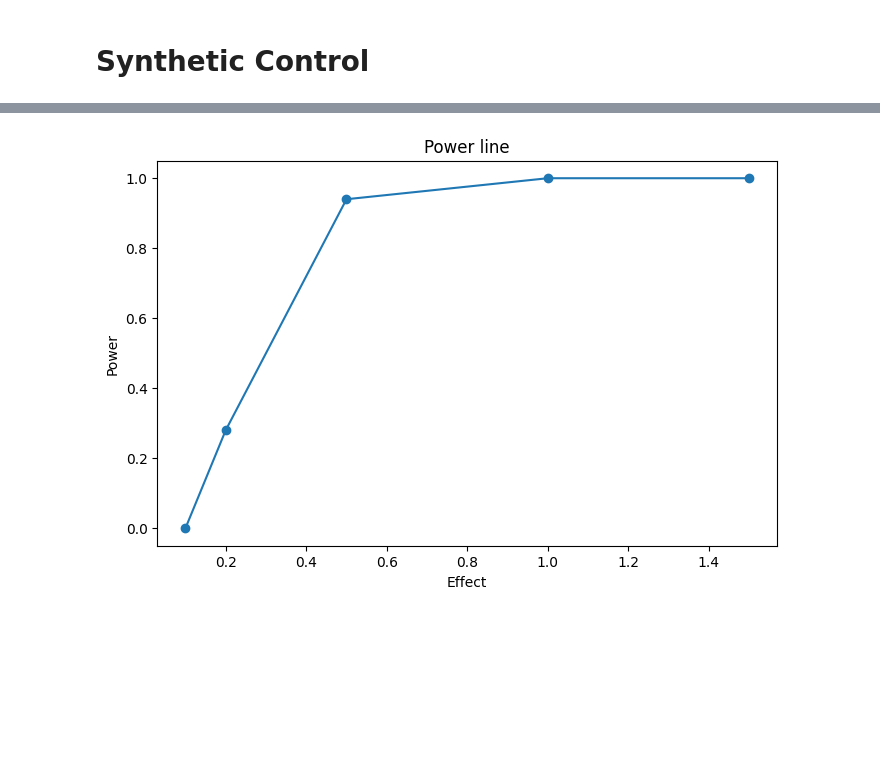
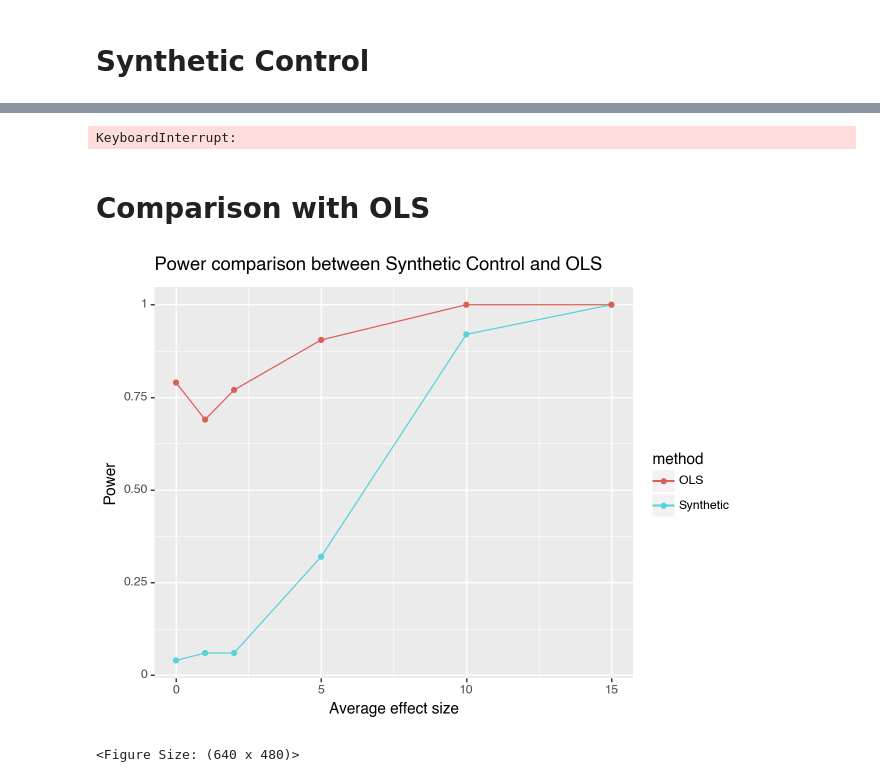
Before and after one commit to david26694/cluster-experiments, a Jupyter notebook: docs/synthetic_control.ipynb, the cells around one changed output, grey strips where cells are left out. Saved outputs shown, nothing was run; the diff lists cells and outputs as text; code cells hidden in the pictures; blank space fills up the shorter version.

Commit message:
feat: jupyter nb with comparison

```diff
--- a/docs/synthetic_control.ipynb
+++ b/docs/synthetic_control.ipynb
@@ -34,34 +50,57 @@ def generate_data(N, start_date, end_date):
 # %%
-df = generate_data(10, "2022-01-01", "2022-01-30")
-
 sw = FixedSizeClusteredSplitter(n_treatment_clusters=1, cluster_cols=["user"])
 
 perturbator = ConstantPerturbator(
-    average_effect=0.1,
+    average_effect=0,
 )
 
 analysis = SyntheticControlAnalysis(
-    cluster_cols=["user"], time_col="date", intervention_date="2022-01-15"
+    cluster_cols=["user"], time_col="date", intervention_date=intervention_date
 )
 
 pw = PowerAnalysisWithPreExperimentData(
-    perturbator=perturbator, splitter=sw, analysis=analysis, n_simulations=50
+     splitter=sw, analysis=analysis, n_simulations=50, perturbator=perturbator
 )
 
-power = pw.power_analysis(df)
-pl = pw.power_line(df, average_effects=[0.1, 0.2, 0.5, 1, 1.5], n_jobs=-1))
+
+p_synth = pw.power_line(df, average_effects=effects, n_jobs=-1)
+# %% [output]
+KeyboardInterrupt:
-# %%
-
-# Extracting keys and values
-x_values = list(pl.keys())
-y_values = list(pl.values())
-
-# Creating the line graph
-plt.figure(figsize=(8, 5))
-plt.plot(x_values, y_values, marker='o')
-plt.title('Power line')
-plt.xlabel('Effect')
-plt.ylabel('Power')
-plt.show()
-# %% [output]
-[figure, removed]
+# %% [markdown]
+# Comparison with OLS
+# %%
+analysis = ClusteredOLSAnalysis(
+    cluster_cols=["user"] )
+
+pw = PowerAnalysis(
+    perturbator=perturbator, splitter=sw, analysis=analysis, n_simulations=200
+)
+
+df = df.query(f"date > '{intervention_date}'")
+
+p_ols = pw.power_line(df, average_effects=effects, n_jobs=-1)
+
+# todo add time to run
+# %%
+synth_df = pd.DataFrame({'effect' : p_synth.keys(),
+              'method': 'Synthetic',
+              'power': p_synth.values()})
+
+ols_df = pd.DataFrame({'effect' : p_ols.keys(),
+              'method': 'OLS',
+              'power': p_ols.values()})
+
+df_results = pd.concat([synth_df, ols_df])
+# %%
+(
+ggplot(df_results, aes(x='effect', y='power', color='method'))
++ geom_line()
++ geom_point()
++ labs(
+    title="Power comparison between Synthetic Control and OLS",
+    x="Average effect size", y="Power"
+
+))
+# %% [output]
+[figure, added]
+<Figure Size: (640 x 480)>
```
Also changed, not shown: parts of 5 cells of this notebook, 3 other files.
